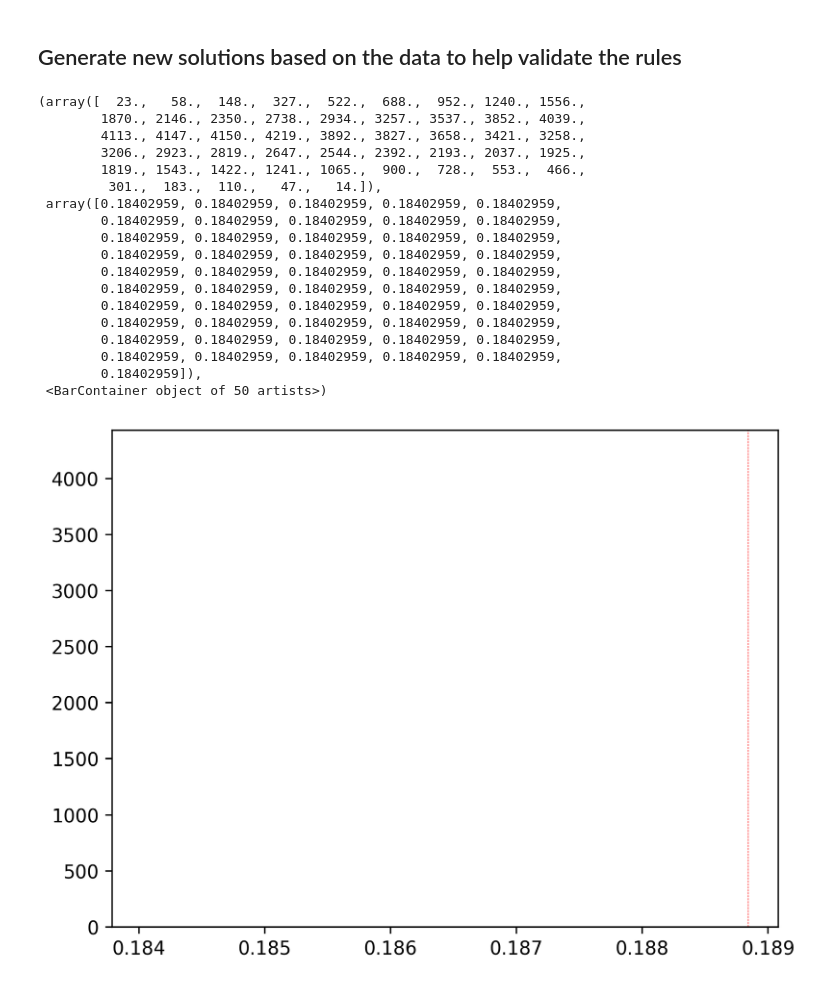
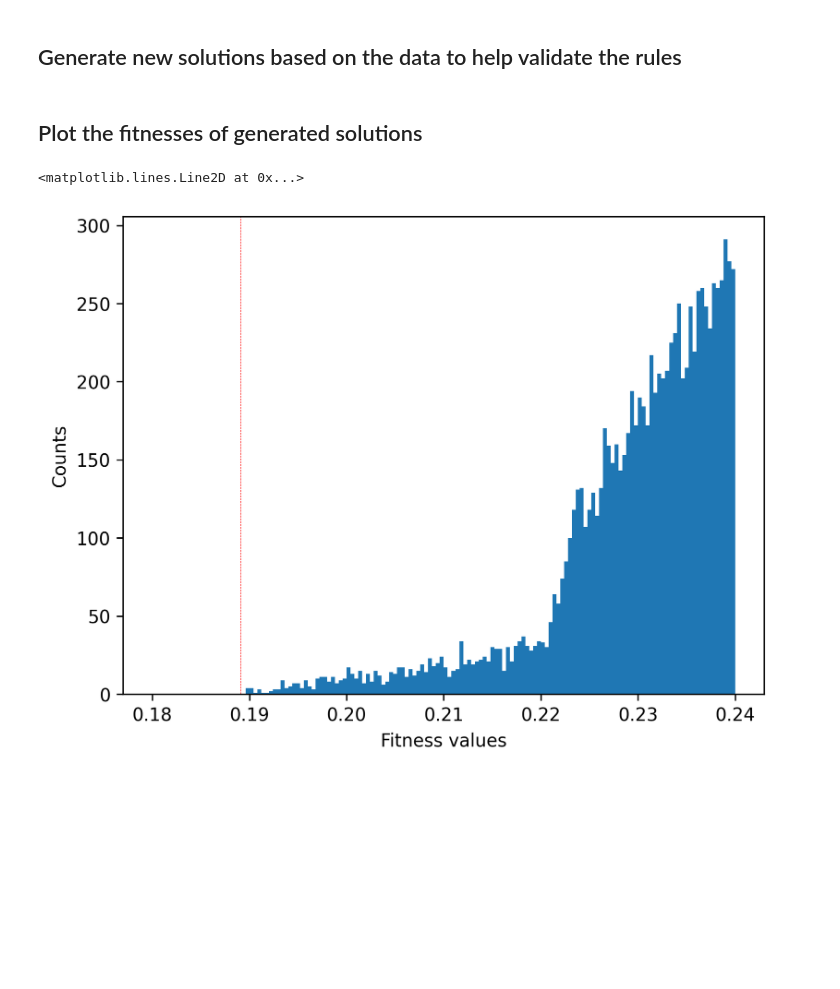
Before and after one commit to gialmisi/XLEMOO, a Jupyter notebook: notebooks/Vehicle_crash_worthines_rules.ipynb, the cells around one changed output. Cells and saved outputs as stored; diff of their text form; code cells hidden in the pictures; blank space fills up the shorter version.

```diff
--- a/notebooks/Vehicle_crash_worthines_rules.ipynb
+++ b/notebooks/Vehicle_crash_worthines_rules.ipynb
@@ -53,10 +53,10 @@ ea_params = EAParams(
     iterations_per_cycle=19,
 )
 
-ml = SkopeRulesClassifier(precision_min=0.1, n_estimators=30, max_features=None, max_depth=None, bootstrap=True, bootstrap_features=True)
+ml = SkopeRulesClassifier(precision_min=0.1, n_estimators=30, max_features=None, max_depth=None, bootstrap=True, bootstrap_features=True, random_state=1)
 ml_params = MLParams(
-    H_split=0.15,
-    L_split=0.15,
+    H_split=0.25,
+    L_split=0.25,
     ml_model=ml,
     instantation_factor=10,
     generation_lookback=0,
@@ -98,7 +98,7 @@ problem_upper_bounds = problem.get_variable_upper_bounds()
 
 rules_for_vars = {f"X_{i}": {">": [problem_lower_bounds[i], -1], "<=": [problem_upper_bounds[i], -1]} for i in range(n_variables)}
 
-for accuracy, rule in zip(accuravies, rules):
+for accuracy, rule in zip(accuracies, rules):
     for key in rule:
         var_name = key[0]
         op = key[1]
@@ -148,24 +147,10 @@ fitness_values_rules = fitness_fun(problem.evaluate(sample_rules).objectives)
+# %% [markdown]
+## Plot the fitnesses of generated solutions
 # %%
-# plt.hist(fitness_values_rules, range=[0.18, 0.24], bins=150)
+plt.hist(fitness_values_rules, range=[0.18, 0.24], bins=150)
+plt.xlabel("Fitness values")
+plt.ylabel("Counts")
 plt.axvline(lemoo._generation_history[-1].fitness_fun_values[0], c="red", linestyle="dashed", linewidth=0.3)
-plt.hist(fitness_values_pop, bins=50)
 # %% [output]
-(array([  23.,   58.,  148.,  327.,  522.,  688.,  952., 1240., 1556.,
-        1870., 2146., 2350., 2738., 2934., 3257., 3537., 3852., 4039.,
-        4113., 4147., 4150., 4219., 3892., 3827., 3658., 3421., 3258.,
-        3206., 2923., 2819., 2647., 2544., 2392., 2193., 2037., 1925.,
-        1819., 1543., 1422., 1241., 1065.,  900.,  728.,  553.,  466.,
-         301.,  183.,  110.,   47.,   14.]),
- array([0.18402959, 0.18402959, 0.18402959, 0.18402959, 0.18402959,
-        0.18402959, 0.18402959, 0.18402959, 0.18402959, 0.18402959,
-        0.18402959, 0.18402959, 0.18402959, 0.18402959, 0.18402959,
-        0.18402959, 0.18402959, 0.18402959, 0.18402959, 0.18402959,
-        0.18402959, 0.18402959, 0.18402959, 0.18402959, 0.18402959,
-        0.18402959, 0.18402959, 0.18402959, 0.18402959, 0.18402959,
-        0.18402959, 0.18402959, 0.18402959, 0.18402959, 0.18402959,
-        0.18402959, 0.18402959, 0.18402959, 0.18402959, 0.18402959,
-        0.18402959, 0.18402959, 0.18402959, 0.18402959, 0.18402959,
-        0.18402959, 0.18402959, 0.18402959, 0.18402959, 0.18402959,
-        0.18402959]),
- <BarContainer object of 50 artists>)
+<matplotlib.lines.Line2D at 0x...>
-[figure, old version]
+[figure, new version]
```
Also changed, not shown: parts of 5 cells of this notebook.
